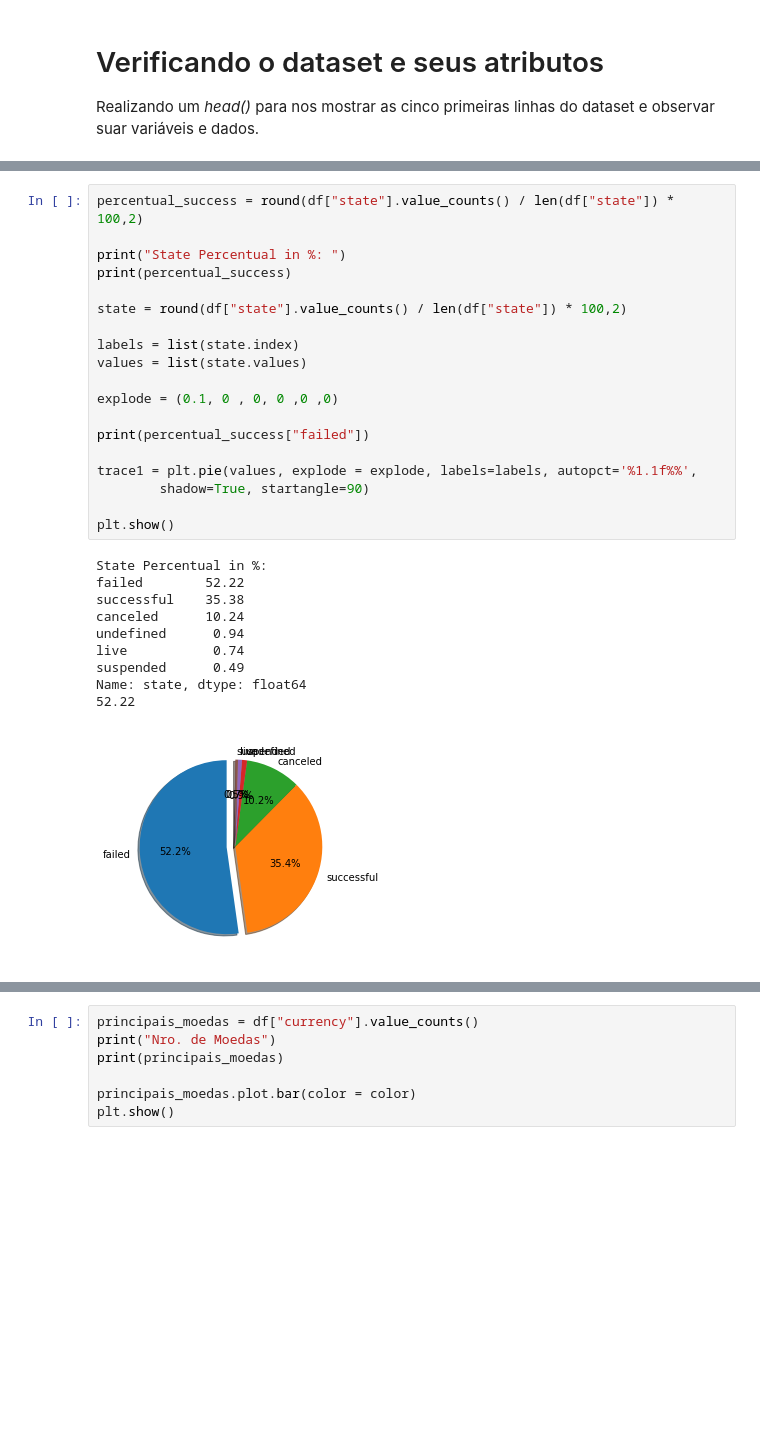
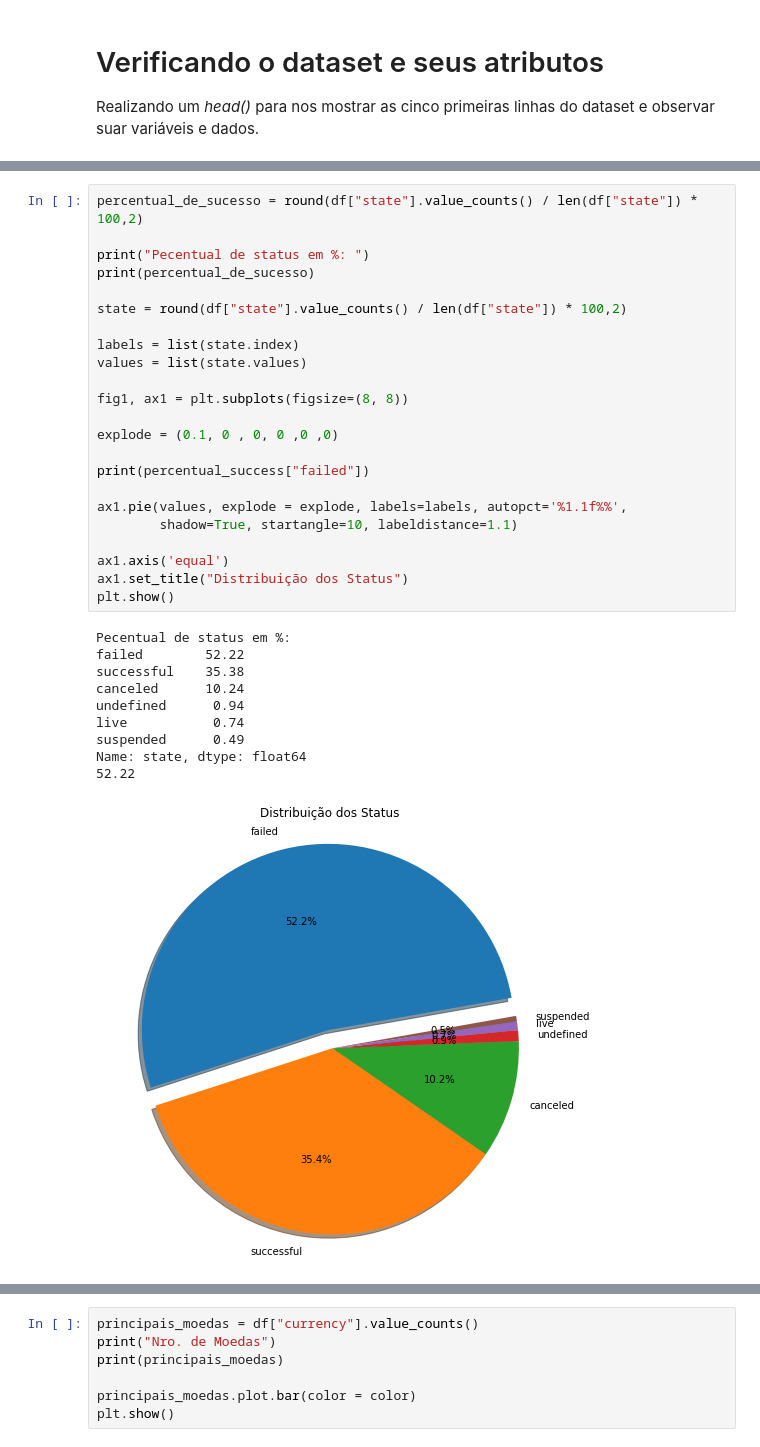
Before and after one commit to victormazevedo/kickstart-random-forest-model, a Jupyter notebook: Kickstarter_Model.ipynb, the cells around one changed output, grey strips where cells are left out. Cells and saved outputs as stored; diff of their text form; blank space fills up the shorter version.

```diff
--- a/Kickstarter_Model.ipynb
+++ b/Kickstarter_Model.ipynb
@@ -99,30 +111,34 @@ pledged = df["pledged"]
 # %%
-percentual_success = round(df["state"].value_counts() / len(df["state"]) * 100,2)
+percentual_de_sucesso = round(df["state"].value_counts() / len(df["state"]) * 100,2)
 
-print("State Percentual in %: ")
-print(percentual_success)
+print("Pecentual de status em %: ")
+print(percentual_de_sucesso)
 
 state = round(df["state"].value_counts() / len(df["state"]) * 100,2)
 
 labels = list(state.index)
 values = list(state.values)
 
+fig1, ax1 = plt.subplots(figsize=(8, 8))
+
 explode = (0.1, 0 , 0, 0 ,0 ,0)
 
 print(percentual_success["failed"])
 
-trace1 = plt.pie(values, explode = explode, labels=labels, autopct='%1.1f%%',
-        shadow=True, startangle=90)
+ax1.pie(values, explode = explode, labels=labels, autopct='%1.1f%%',
+        shadow=True, startangle=10, labeldistance=1.1)
 
+ax1.axis('equal')
+ax1.set_title("Distribuição dos Status")
 plt.show()
 # %% [output]
-State Percentual in %:
+Pecentual de status em %:
 failed        52.22
 successful    35.38
 canceled      10.24
 undefined      0.94
 live           0.74
 suspended      0.49
 Name: state, dtype: float64
 52.22
-[figure, old version]
+[figure, new version]
```
Also changed, not shown: parts of 23 cells of this notebook.
